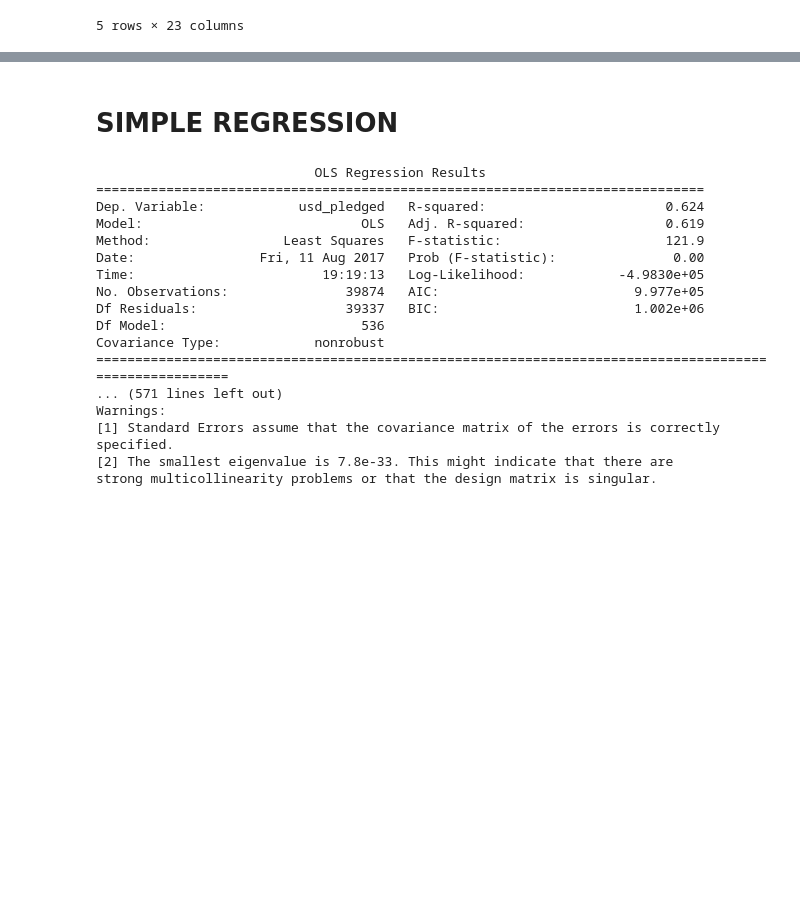
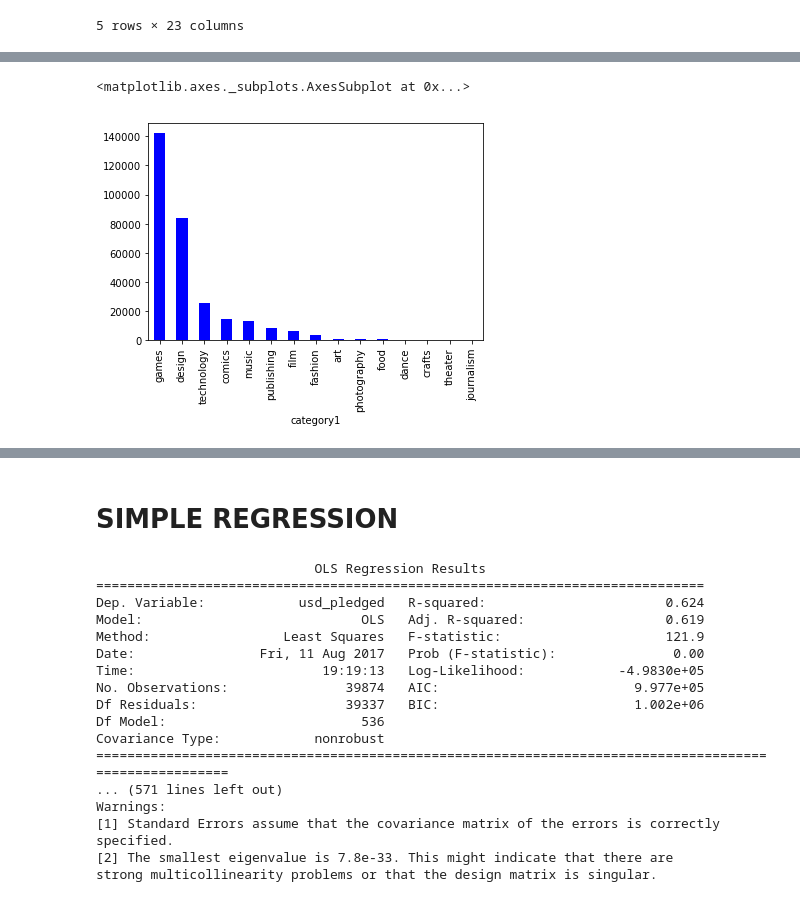
Before and after one commit to Rwoot14/Python-Group-Project, a Jupyter notebook: STATS+PYTHON+PROJECT.ipynb, the cells around one changed output, grey strips where cells are left out. Drawn from its saved outputs; the diff is of its cells as text; code cells hidden in the pictures; blank space fills up the shorter version.

```diff
--- a/STATS+PYTHON+PROJECT.ipynb
+++ b/STATS+PYTHON+PROJECT.ipynb
@@ -139,0 +139,3 @@ df[:5]
+# %%
+kickstarter_bycat_dollar=df.groupby(['category1'])[['kickstarter_cut','goal','backers_count']].agg(['mean','count','sum'])
+kickstarter_bycat_dollar
@@ -139,0 +161,5 @@ df[:5]
+# %%
+(kickstarter_bycat_dollar['kickstarter_cut']['sum']/(kickstarter_bycat_dollar['goal']['sum']/kickstarter_bycat_dollar['backers_count']['sum'])).sort_values(ascending=[False]).plot(kind='bar',color='blue')
+# %% [output]
+<matplotlib.axes._subplots.AxesSubplot at 0x...>
+[figure, added]
```
Also changed, not shown: parts of 24 cells of this notebook.
